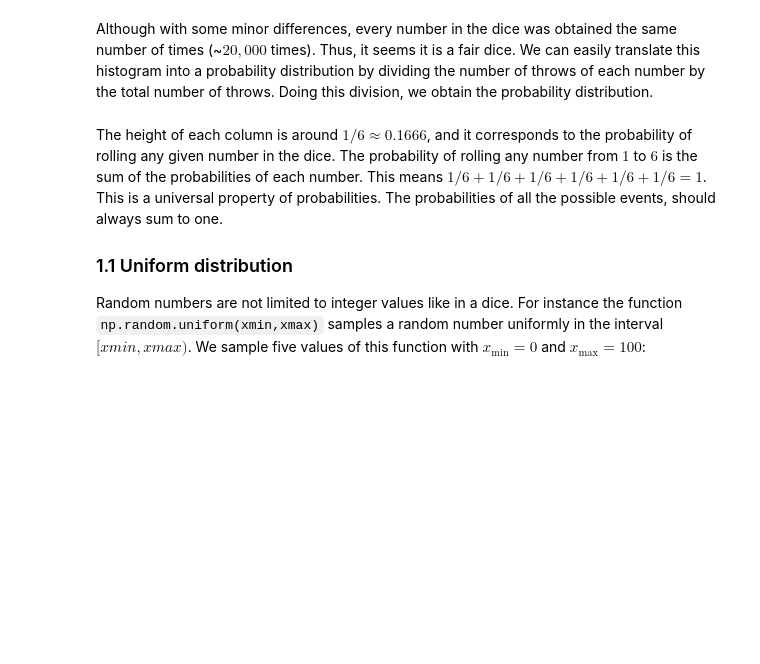
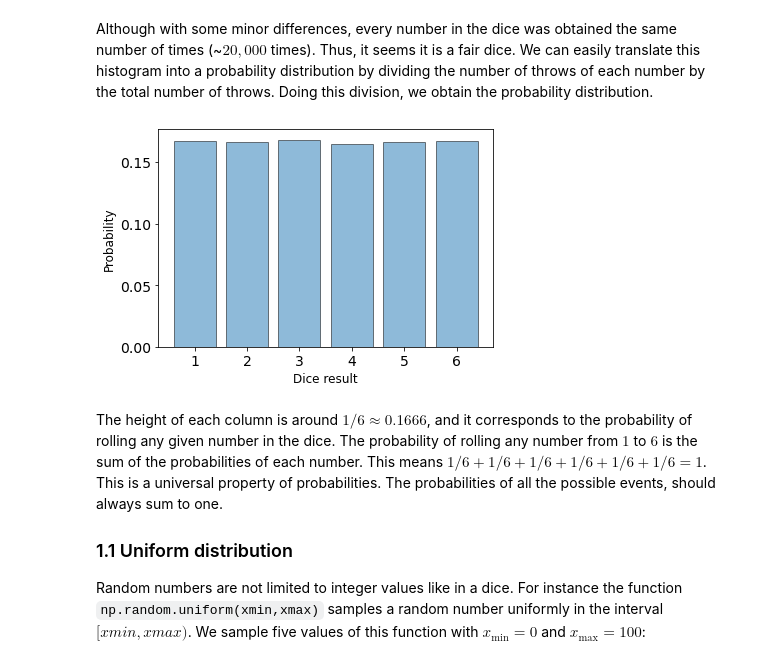
Before and after one commit to maojrs/topics_book, a Jupyter notebook: book/docs/brownian_motion.ipynb, the cells around one changed output. Saved outputs shown, nothing was run; the diff lists cells and outputs as text; code cells hidden in the pictures; blank space fills up the shorter version.

```diff
--- a/book/docs/brownian_motion.ipynb
+++ b/book/docs/brownian_motion.ipynb
@@ -65,9 +76,10 @@ Although with some minor differences, every number in the dice was obtained the
 # %%
 # Plot disitrbution of dice results
 plt.bar(range(1,7), num_throws/total_throws, alpha =0.5, edgecolor='black')
-plt.xlabel('Probability distribution', fontsize = 12);
 plt.xlabel('Dice result', fontsize = 12);
 plt.ylabel('Probability', fontsize = 12);
+# %% [output]
+[figure, added]
 # %% [markdown]
 The height of each column is around $1/6\approx 0.1666$, and it corresponds to the probability of rolling any given  number in the dice. The probability of rolling any number from $1$ to $6$ is the sum of the probabilities of each number. This means $1/6 + 1/6 + 1/6 + 1/6 + 1/6 + 1/6 = 1$. This is a universal property of probabilities. The probabilities of all the possible events, should always sum to one.
 
```
Also changed, not shown: parts of 17 cells of this notebook, 3 other files.
